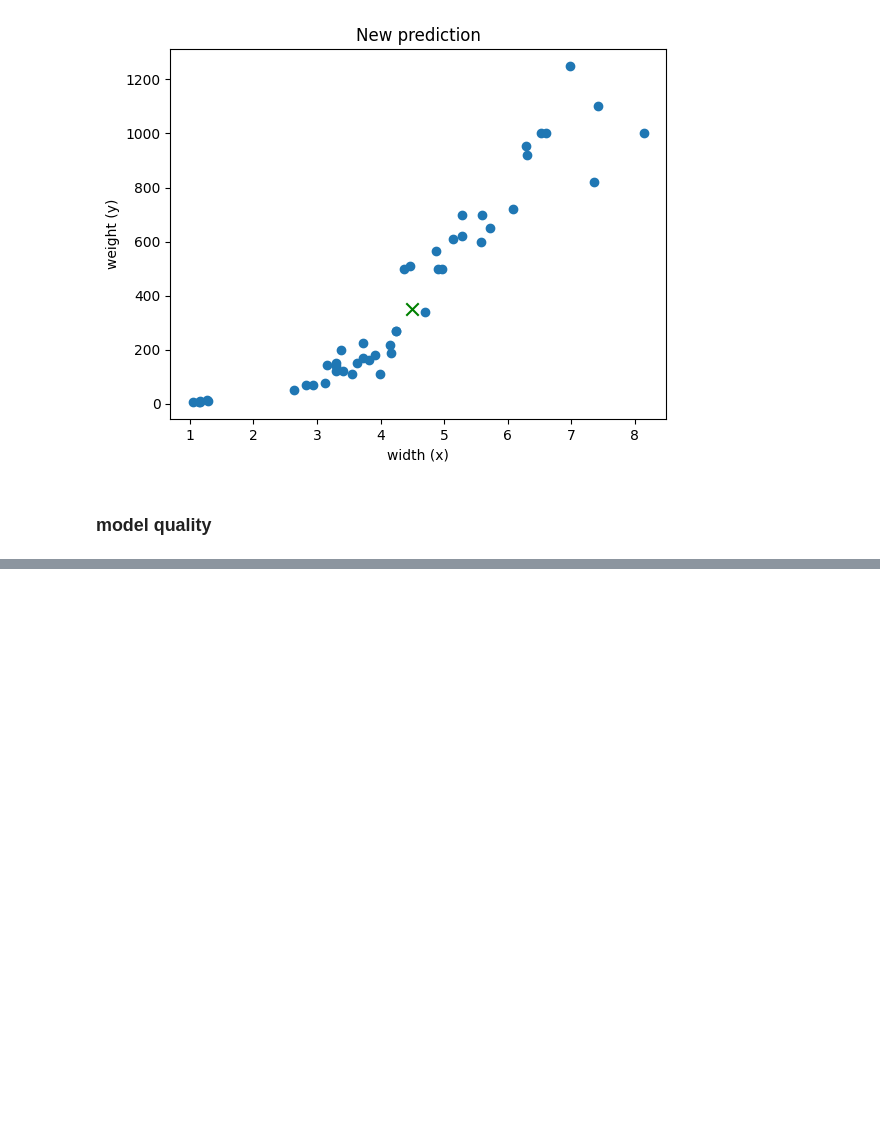
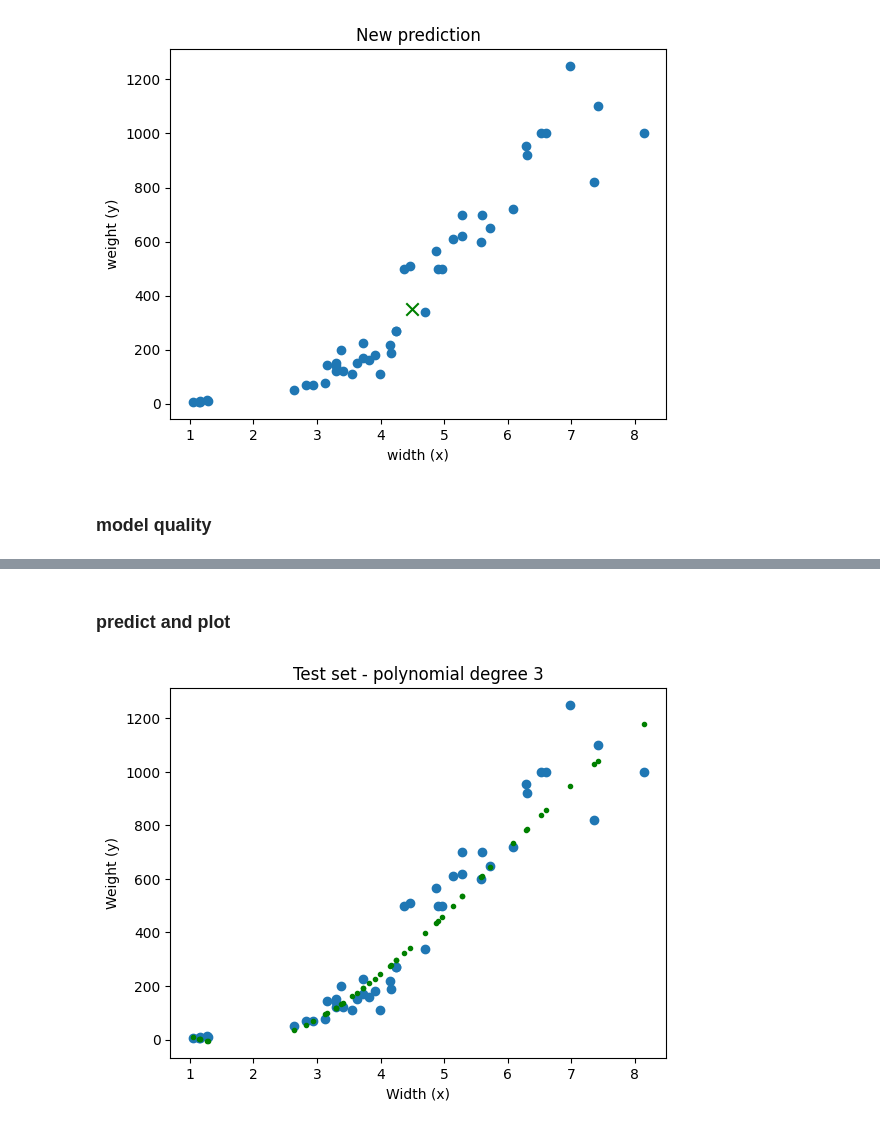
Before and after one commit to socraticDevBlog/sandboxes, a Jupyter notebook: machine_learning_python/ml_algorithms.ipynb, the cells around one changed output, grey strips where cells are left out. Cells and saved outputs as stored; diff of their text form; code cells hidden in the pictures; blank space fills up the shorter version.

Commit message:
lasso regression

```diff
--- a/machine_learning_python/ml_algorithms.ipynb
+++ b/machine_learning_python/ml_algorithms.ipynb
@@ -210,0 +222,31 @@ print('Test set MAE', test_set_MAE)
+# %% [markdown]
+### predict and plot
+# %%
+from sklearn.preprocessing import PolynomialFeatures
+from sklearn.model_selection import train_test_split
+from sklearn.pipeline import make_pipeline
+from sklearn import linear_model
+
+degree = 3
+
+x_train, x_test, y_train, y_test = train_test_split(x_width, y_weight, test_size=0.30, random_state=42)
+model = make_pipeline(PolynomialFeatures(degree), linear_model.Lasso(alpha=1.5, max_iter=7000, tol=0.0001, warm_start=False))
+
+x_tr = np.array(x_train).reshape(-1,1)
+y_tr = np.array(y_train).reshape(-1,1)
+model.fit(x_tr, y_tr)
+
+x_ts = np.array(x_test).reshape(-1,1)
+y_ts = np.array(x_test).reshape(-1,1)
+
+y_pred = model.predict(x_ts)
+
+plt.title("Test set - polynomial degree 3")
+plt.xlabel("Width (x)")
+plt.ylabel("Weight (y)")
+
+plt.scatter(x_test, y_test)
+plt.scatter(x_ts, y_pred, c="green", marker='.')
+plt.show()
+# %% [output]
+[figure, added]
```
Also changed, not shown: parts of 2 cells of this notebook.
